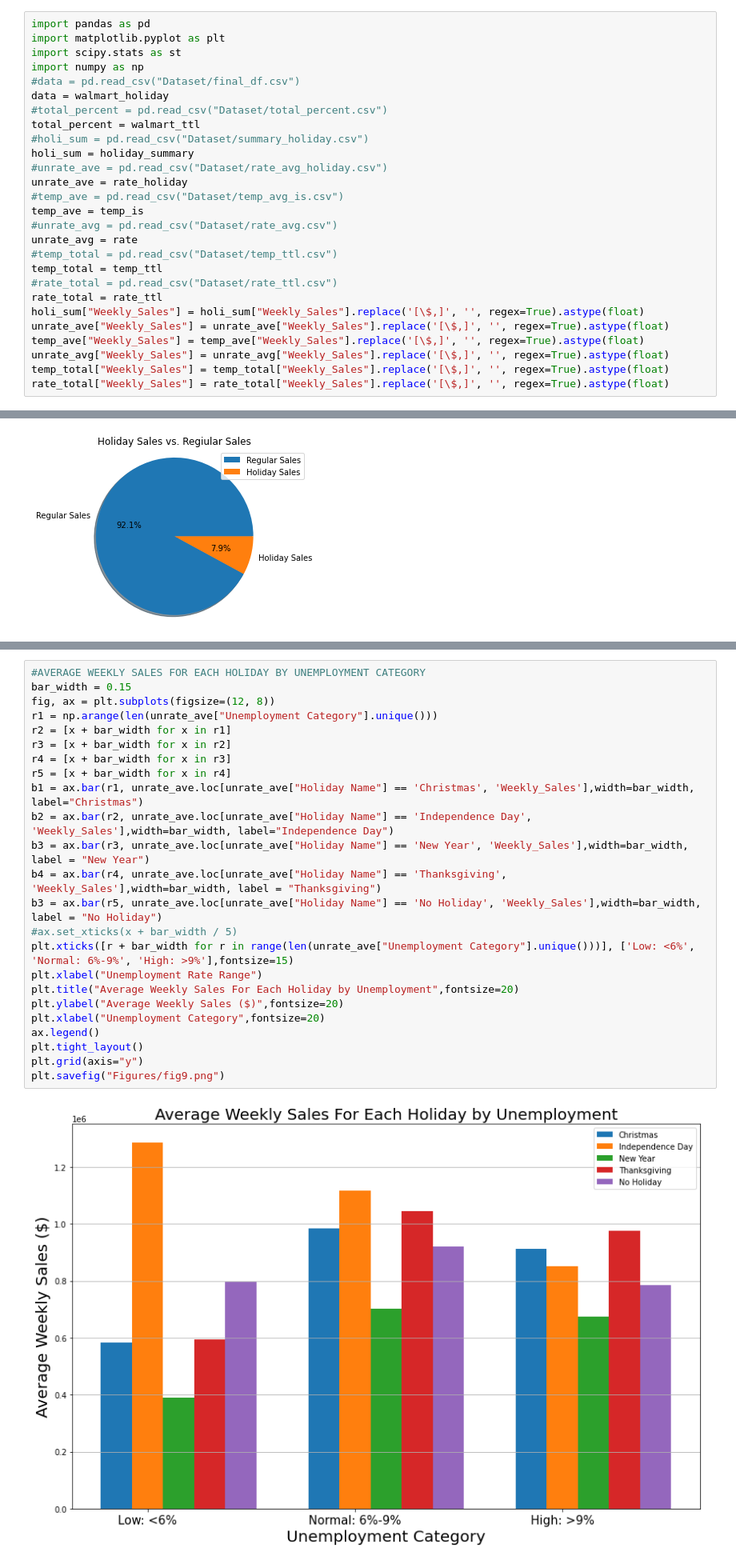
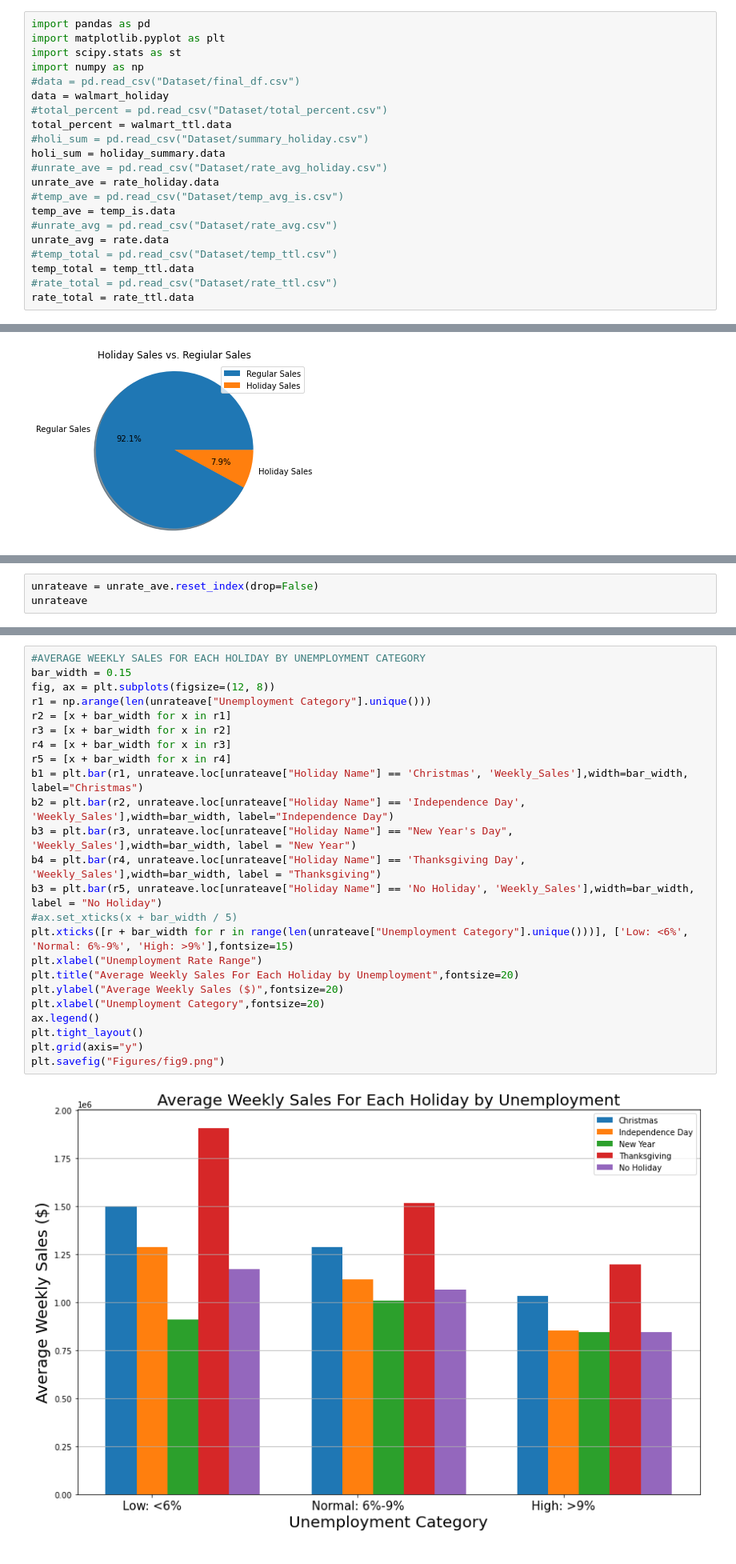
Before and after one commit to beckyydo/Project-1, a Jupyter notebook: fourthnotebook.ipynb, the cells around one changed output, grey strips where cells are left out. Shown at 80% size. Saved outputs shown, nothing was run; the diff lists cells and outputs as text.

```diff
--- a/fourthnotebook.ipynb
+++ b/fourthnotebook.ipynb
@@ -36,22 +34,16 @@ import numpy as np
 #data = pd.read_csv("Dataset/final_df.csv")
 data = walmart_holiday
 #total_percent = pd.read_csv("Dataset/total_percent.csv")
-total_percent = walmart_ttl
+total_percent = walmart_ttl.data
 #holi_sum = pd.read_csv("Dataset/summary_holiday.csv")
-holi_sum = holiday_summary
+holi_sum = holiday_summary.data
 #unrate_ave = pd.read_csv("Dataset/rate_avg_holiday.csv")
-unrate_ave = rate_holiday
+unrate_ave = rate_holiday.data
 #temp_ave = pd.read_csv("Dataset/temp_avg_is.csv")
-temp_ave = temp_is
+temp_ave = temp_is.data
 #unrate_avg = pd.read_csv("Dataset/rate_avg.csv")
-unrate_avg = rate
+unrate_avg = rate.data
 #temp_total = pd.read_csv("Dataset/temp_ttl.csv")
-temp_total = temp_ttl
+temp_total = temp_ttl.data
 #rate_total = pd.read_csv("Dataset/rate_ttl.csv")
-rate_total = rate_ttl
-holi_sum["Weekly_Sales"] = holi_sum["Weekly_Sales"].replace('[\$,]', '', regex=True).astype(float)
-unrate_ave["Weekly_Sales"] = unrate_ave["Weekly_Sales"].replace('[\$,]', '', regex=True).astype(float)
-temp_ave["Weekly_Sales"] = temp_ave["Weekly_Sales"].replace('[\$,]', '', regex=True).astype(float)
-unrate_avg["Weekly_Sales"] = unrate_avg["Weekly_Sales"].replace('[\$,]', '', regex=True).astype(float)
-temp_total["Weekly_Sales"] = temp_total["Weekly_Sales"].replace('[\$,]', '', regex=True).astype(float)
-rate_total["Weekly_Sales"] = rate_total["Weekly_Sales"].replace('[\$,]', '', regex=True).astype(float)
+rate_total = rate_ttl.data
@@ -189,0 +219,3 @@ plt.savefig("Figures/fig8.png")
+# %%
+unrateave = unrate_ave.reset_index(drop=False)
+unrateave
@@ -190,26 +239,26 @@ plt.savefig("Figures/fig8.png")
 # %%
 #AVERAGE WEEKLY SALES FOR EACH HOLIDAY BY UNEMPLOYMENT CATEGORY
 bar_width = 0.15
 fig, ax = plt.subplots(figsize=(12, 8))
-r1 = np.arange(len(unrate_ave["Unemployment Category"].unique()))
+r1 = np.arange(len(unrateave["Unemployment Category"].unique()))
 r2 = [x + bar_width for x in r1]
 r3 = [x + bar_width for x in r2]
 r4 = [x + bar_width for x in r3]
 r5 = [x + bar_width for x in r4]
-b1 = ax.bar(r1, unrate_ave.loc[unrate_ave["Holiday Name"] == 'Christmas', 'Weekly_Sales'],width=bar_width, label="Christmas")
-b2 = ax.bar(r2, unrate_ave.loc[unrate_ave["Holiday Name"] == 'Independence Day', 'Weekly_Sales'],width=bar_width, label="Independence Day")
-b3 = ax.bar(r3, unrate_ave.loc[unrate_ave["Holiday Name"] == 'New Year', 'Weekly_Sales'],width=bar_width, label = "New Year")
-b4 = ax.bar(r4, unrate_ave.loc[unrate_ave["Holiday Name"] == 'Thanksgiving', 'Weekly_Sales'],width=bar_width, label = "Thanksgiving")
-b3 = ax.bar(r5, unrate_ave.loc[unrate_ave["Holiday Name"] == 'No Holiday', 'Weekly_Sales'],width=bar_width, label = "No Holiday")
+b1 = plt.bar(r1, unrateave.loc[unrateave["Holiday Name"] == 'Christmas', 'Weekly_Sales'],width=bar_width, label="Christmas")
+b2 = plt.bar(r2, unrateave.loc[unrateave["Holiday Name"] == 'Independence Day', 'Weekly_Sales'],width=bar_width, label="Independence Day")
+b3 = plt.bar(r3, unrateave.loc[unrateave["Holiday Name"] == "New Year's Day", 'Weekly_Sales'],width=bar_width, label = "New Year")
+b4 = plt.bar(r4, unrateave.loc[unrateave["Holiday Name"] == 'Thanksgiving Day', 'Weekly_Sales'],width=bar_width, label = "Thanksgiving")
+b3 = plt.bar(r5, unrateave.loc[unrateave["Holiday Name"] == 'No Holiday', 'Weekly_Sales'],width=bar_width, label = "No Holiday")
 #ax.set_xticks(x + bar_width / 5)
-plt.xticks([r + bar_width for r in range(len(unrate_ave["Unemployment Category"].unique()))], ['Low: <6%', 'Normal: 6%-9%', 'High: >9%'],fontsize=15)
+plt.xticks([r + bar_width for r in range(len(unrateave["Unemployment Category"].unique()))], ['Low: <6%', 'Normal: 6%-9%', 'High: >9%'],fontsize=15)
 plt.xlabel("Unemployment Rate Range")
 plt.title("Average Weekly Sales For Each Holiday by Unemployment",fontsize=20)
 plt.ylabel("Average Weekly Sales ($)",fontsize=20)
 plt.xlabel("Unemployment Category",fontsize=20)
 ax.legend()
 plt.tight_layout()
 plt.grid(axis="y")
 plt.savefig("Figures/fig9.png")
 # %% [output]
-[figure, old version]
+[figure, new version]
```
Also changed, not shown: parts of 23 cells of this notebook, 24 other files.
